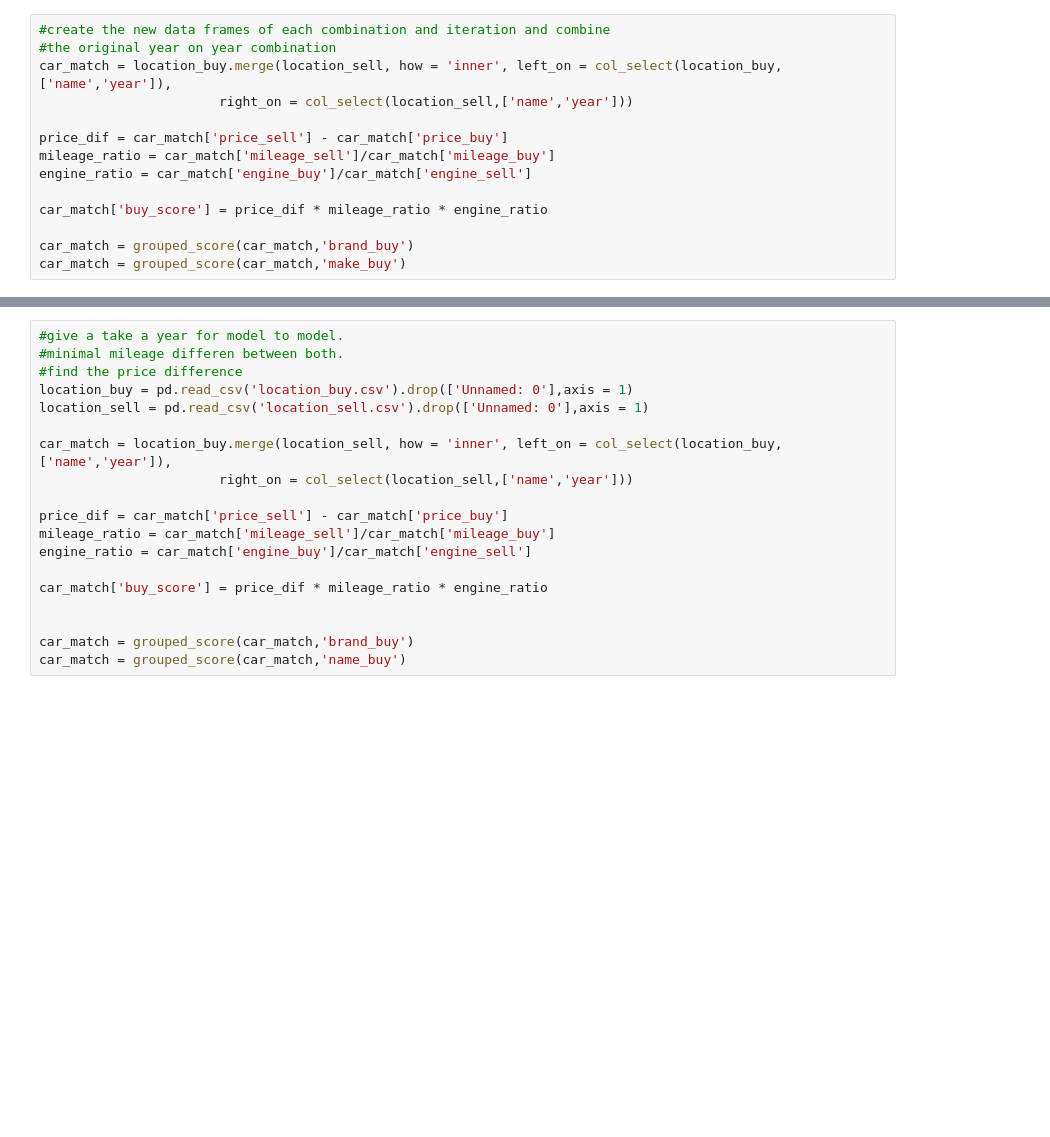
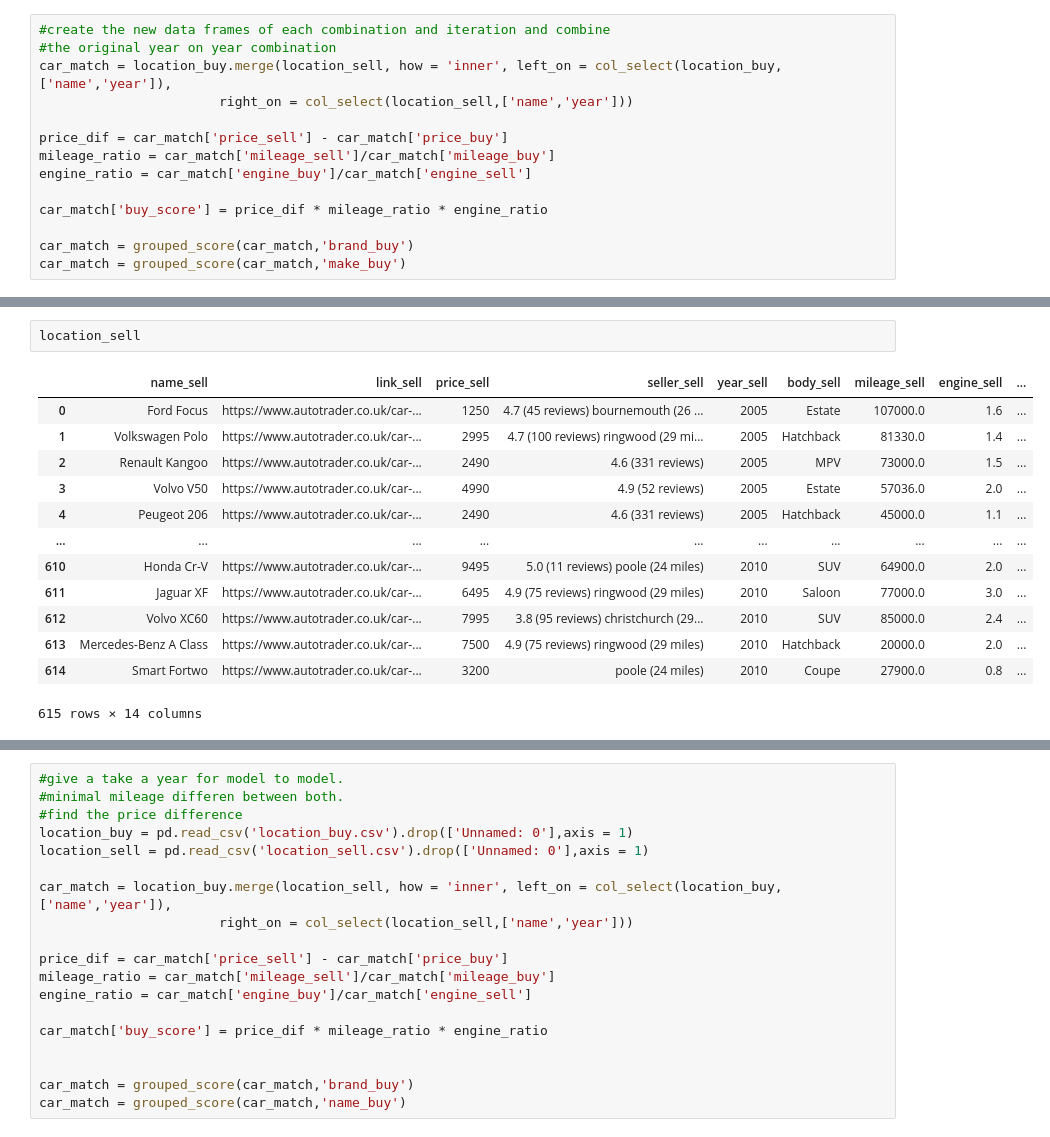
Before and after one commit to Benedictgr97/car-price-comapare, a Jupyter notebook: price test.ipynb, the cells around one changed output, grey strips where cells are left out. Saved outputs shown, nothing was run; the diff lists cells and outputs as text; blank space fills up the shorter version.

```diff
--- a/price test.ipynb
+++ b/price test.ipynb
@@ -340,0 +339,16 @@ car_match = grouped_score(car_match,'make_buy')
+# %%
+location_sell
+# %% [output]
+|  | name_sell | link_sell | price_sell | seller_sell | year_sell | body_sell | mileage_sell | engine_sell | ... |
+| 0 | Ford Focus | https://www.autotrader.co.uk/car-... | 1250 | 4.7 (45 reviews) bournemouth (26 ... | 2005 | Estate | 107000.0 | 1.6 | ... |
+| 1 | Volkswagen Polo | https://www.autotrader.co.uk/car-... | 2995 | 4.7 (100 reviews) ringwood (29 mi... | 2005 | Hatchback | 81330.0 | 1.4 | ... |
+| 2 | Renault Kangoo | https://www.autotrader.co.uk/car-... | 2490 | 4.6 (331 reviews) | 2005 | MPV | 73000.0 | 1.5 | ... |
+| 3 | Volvo V50 | https://www.autotrader.co.uk/car-... | 4990 | 4.9 (52 reviews) | 2005 | Estate | 57036.0 | 2.0 | ... |
+| 4 | Peugeot 206 | https://www.autotrader.co.uk/car-... | 2490 | 4.6 (331 reviews) | 2005 | Hatchback | 45000.0 | 1.1 | ... |
+| ... | ... | ... | ... | ... | ... | ... | ... | ... | ... |
+| 610 | Honda Cr-V | https://www.autotrader.co.uk/car-... | 9495 | 5.0 (11 reviews) poole (24 miles) | 2010 | SUV | 64900.0 | 2.0 | ... |
+| 611 | Jaguar XF | https://www.autotrader.co.uk/car-... | 6495 | 4.9 (75 reviews) ringwood (29 miles) | 2010 | Saloon | 77000.0 | 3.0 | ... |
+| 612 | Volvo XC60 | https://www.autotrader.co.uk/car-... | 7995 | 3.8 (95 reviews) christchurch (29... | 2010 | SUV | 85000.0 | 2.4 | ... |
+| 613 | Mercedes-Benz A Class | https://www.autotrader.co.uk/car-... | 7500 | 4.9 (75 reviews) ringwood (29 miles) | 2010 | Hatchback | 20000.0 | 2.0 | ... |
+| 614 | Smart Fortwo | https://www.autotrader.co.uk/car-... | 3200 | poole (24 miles) | 2010 | Coupe | 27900.0 | 0.8 | ... |
+615 rows × 14 columns
```
Also changed, not shown: parts of 4 cells of this notebook, 2 other files.
